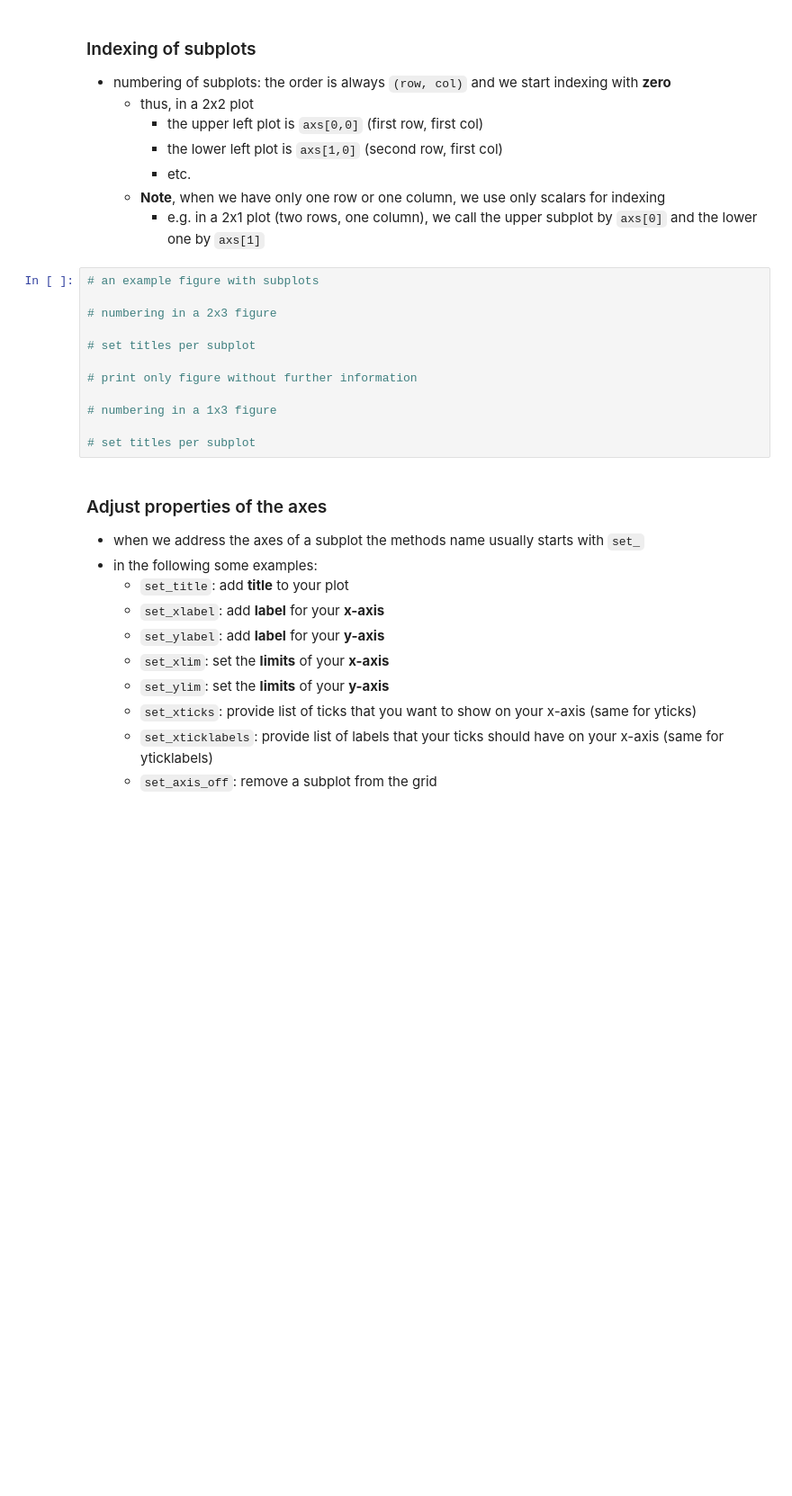
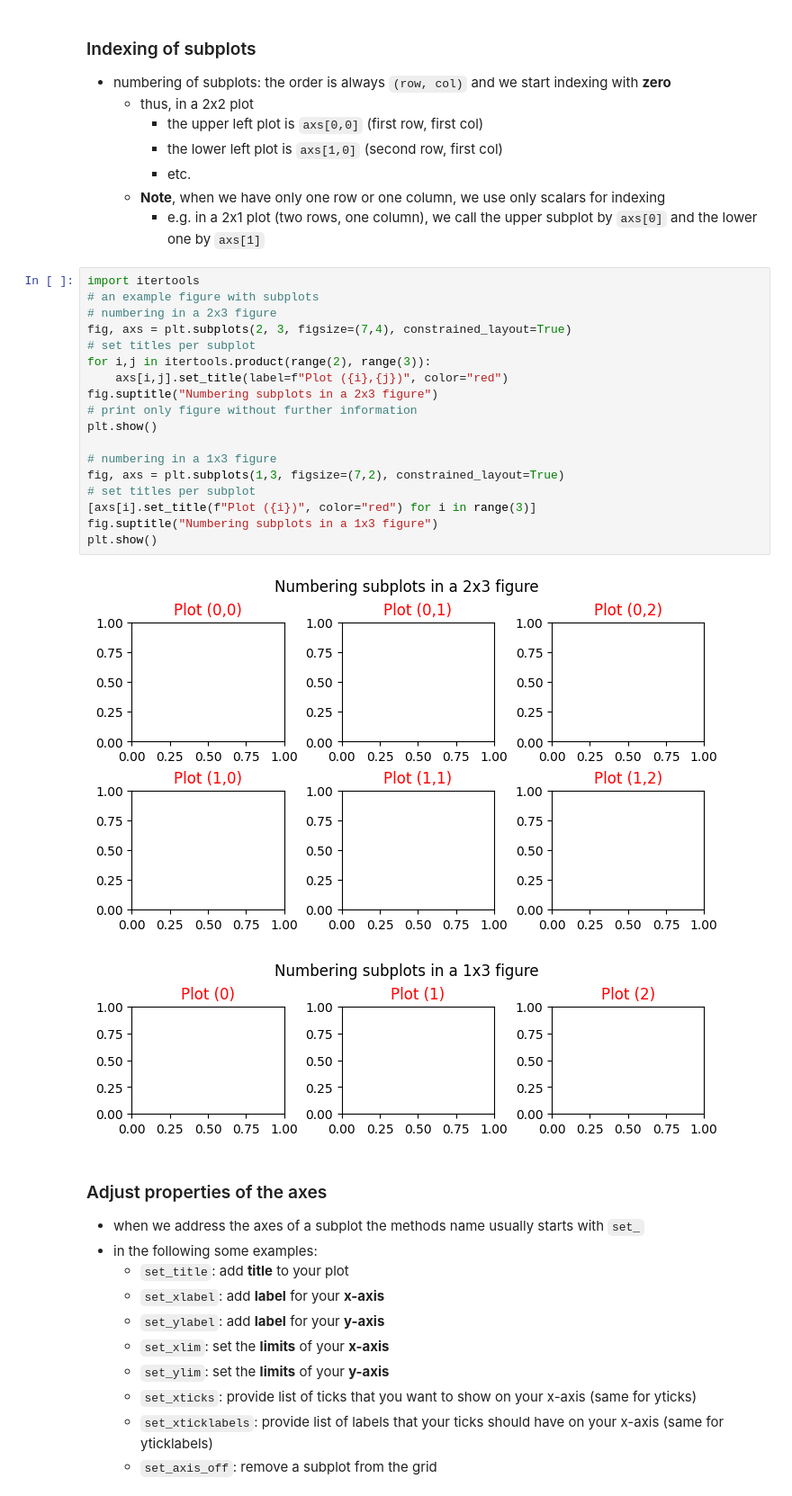
Before and after one commit to florence-bockting/python-class-24, a Jupyter notebook: student_notebooks/plotting.ipynb, the cells around one changed output. Shown at 90% size. Drawn from its saved outputs; the diff is of its cells as text; blank space fills up the shorter version.

```diff
--- a/student_notebooks/plotting.ipynb
+++ b/student_notebooks/plotting.ipynb
@@ -74,17 +87,26 @@ subfigure0 = subfigs[0].subplots(nrow, ncol)
     + **Note**, when we have only one row or one column, we use only scalars for indexing
         + e.g. in a 2x1 plot (two rows, one column), we call the upper subplot by `axs[0]` and the lower one by `axs[1]`
 # %%
+import itertools
 # an example figure with subplots
-
 # numbering in a 2x3 figure
-
+fig, axs = plt.subplots(2, 3, figsize=(7,4), constrained_layout=True)
 # set titles per subplot
-
+for i,j in itertools.product(range(2), range(3)):
+    axs[i,j].set_title(label=f"Plot ({i},{j})", color="red")
+fig.suptitle("Numbering subplots in a 2x3 figure")
 # print only figure without further information
+plt.show()
 
 # numbering in a 1x3 figure
-
+fig, axs = plt.subplots(1,3, figsize=(7,2), constrained_layout=True)
 # set titles per subplot
+[axs[i].set_title(f"Plot ({i})", color="red") for i in range(3)]
+fig.suptitle("Numbering subplots in a 1x3 figure")
+plt.show()
+# %% [output]
+[figure, added]
+[figure, added]
 # %% [markdown]
 ### Adjust properties of the axes
 + when we address the axes of a subplot the methods name usually starts with `set_`
```
Also changed, not shown: parts of 19 cells of this notebook, 5 other files.
